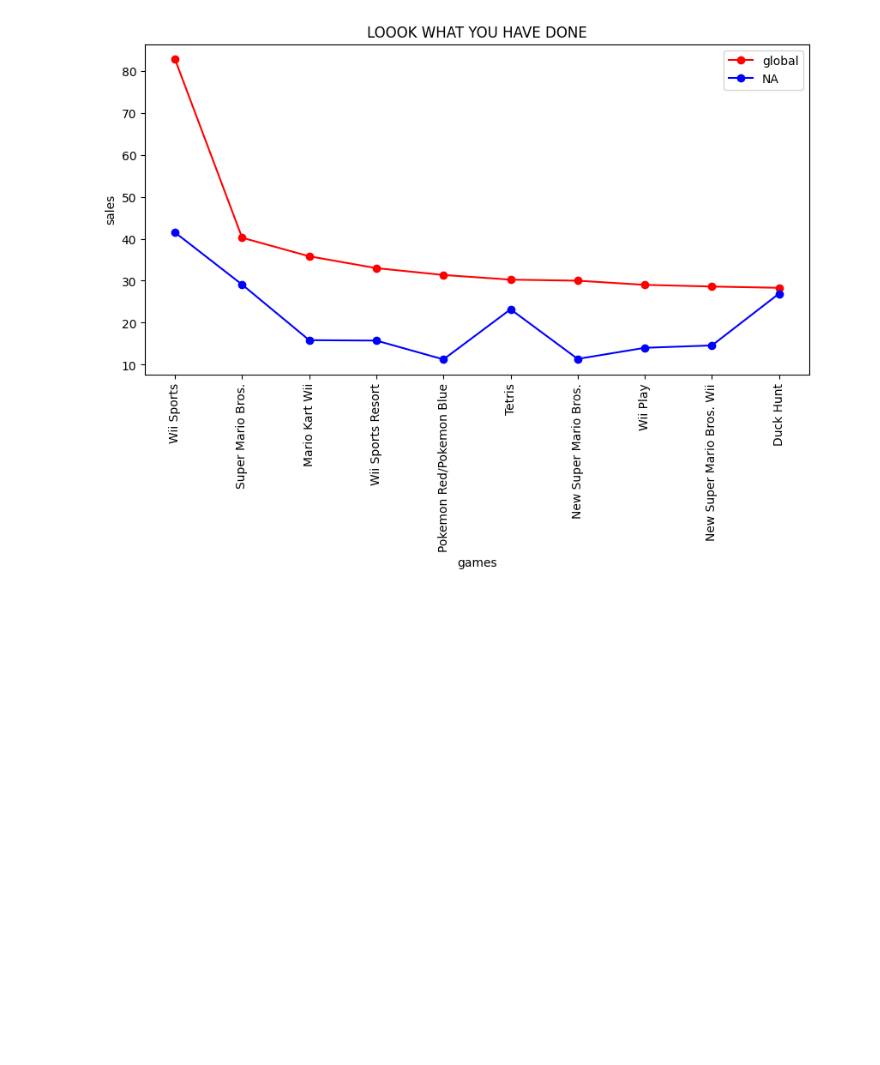
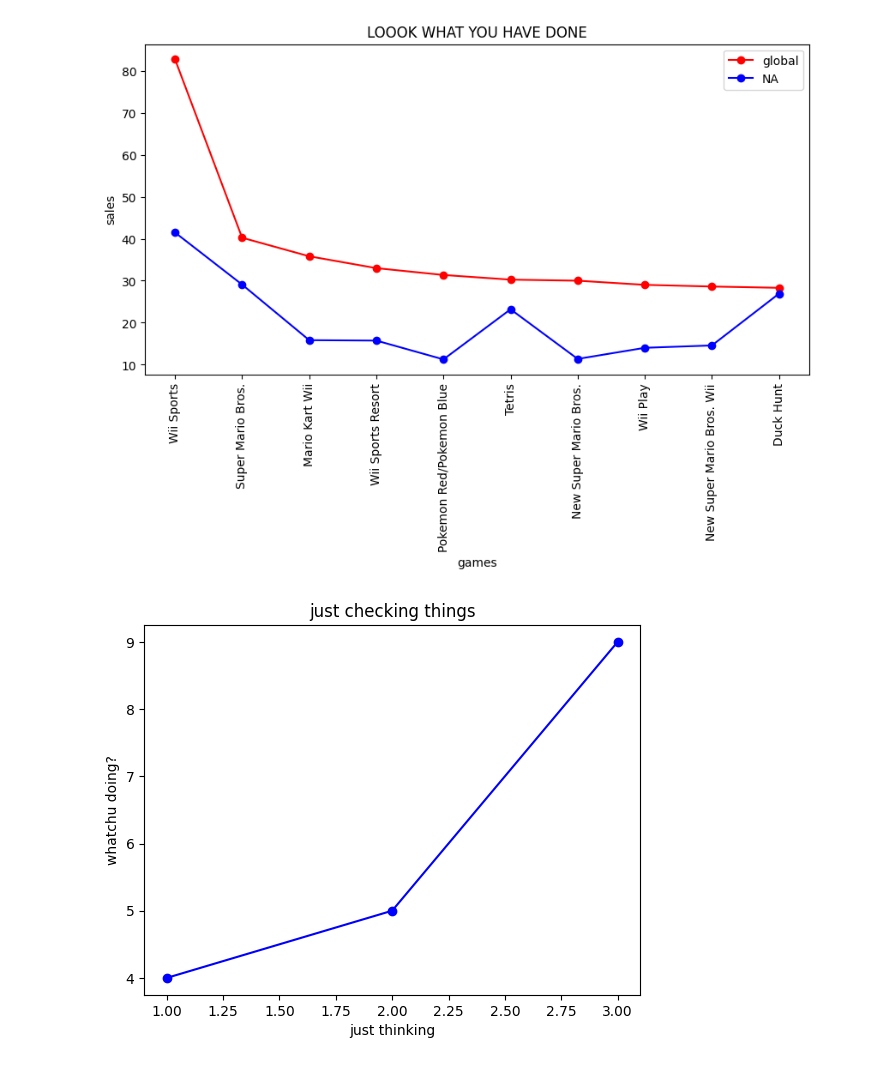
Before and after one commit to moiSentineL/ip-survivalkit, a Jupyter notebook: matplotlib/matplotlib-visualisation.ipynb, the cells around one changed output. Cells and saved outputs as stored; diff of their text form; code cells hidden in the pictures; blank space fills up the shorter version.

```diff
--- a/matplotlib/matplotlib-visualisation.ipynb
+++ b/matplotlib/matplotlib-visualisation.ipynb
@@ -36,3 +37,12 @@ plt.title('LOOOK WHAT YOU HAVE DONE')
 plt.show()
 # %% [output]
 [figure]
+# %%
+fig, ax = plt.subplots()
+ax.plot([1, 2, 3], [4, 5, 9], 'o-b')
+plt.xlabel("just thinking")
+plt.ylabel("whatchu doing?")
+plt.title("just checking things")
+plt.show()
+# %% [output]
+[figure, added]
```
Also changed, not shown: parts of 1 cell of this notebook.
